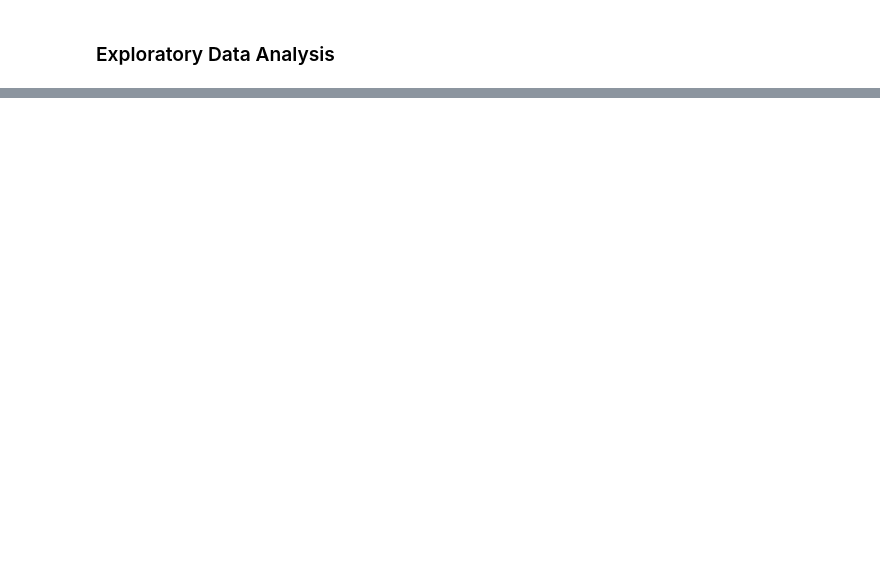
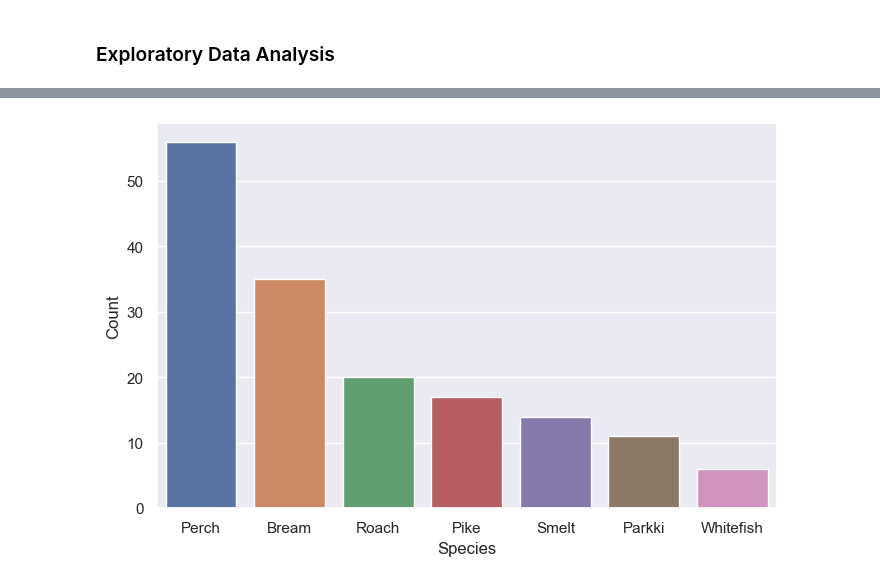
Before and after one commit to dandrea1/multivariable-regression-fish-weights, a Jupyter notebook: multivar_regression.ipynb, the cells around one changed output, grey strips where cells are left out. Cells and saved outputs as stored; diff of their text form; code cells hidden in the pictures; blank space fills up the shorter version.

```diff
--- a/multivar_regression.ipynb
+++ b/multivar_regression.ipynb
@@ -45,0 +48,13 @@ R^2 and p-value  ANOVA
+# %%
+# Import required libraries
+import pandas as pd
+import seaborn as sns
+import matplotlib.pyplot as plt
+import statsmodels.formula.api as sm
+from sklearn import linear_model
+
+# Import Dataset
+fish_df = pd.read_csv('Fish.csv')
+print(fish_df.sample(5))
+# Check for Null
+print(fish_df.isnull().sum())
@@ -45,0 +76,20 @@ R^2 and p-value  ANOVA
+# %%
+# We have no null values, but the column length names are difficult to understand.
+# Renaming columns based on definition in Kaggle dataset
+
+fish_df.rename(columns={'Length1': 'vertical_len', 'Length2': 'diagonal_len', 'Length3': 'cross_len'}, inplace=True)
+# %%
+# Check species distribution in dataset
+
+# Create dataframe for species counts
+species = fish_df['Species'].value_counts()
+species = pd.DataFrame(species)
+
+# Plot
+sns.barplot(x=species.index, y=species['Species'])
+#sns.set(rc={'figure.figsize':(8,5)})
+plt.xlabel('Species')
+plt.ylabel('Count')
+plt.show()
+# %% [output]
+[figure, added]
```
Also changed, not shown: parts of 38 cells of this notebook.
